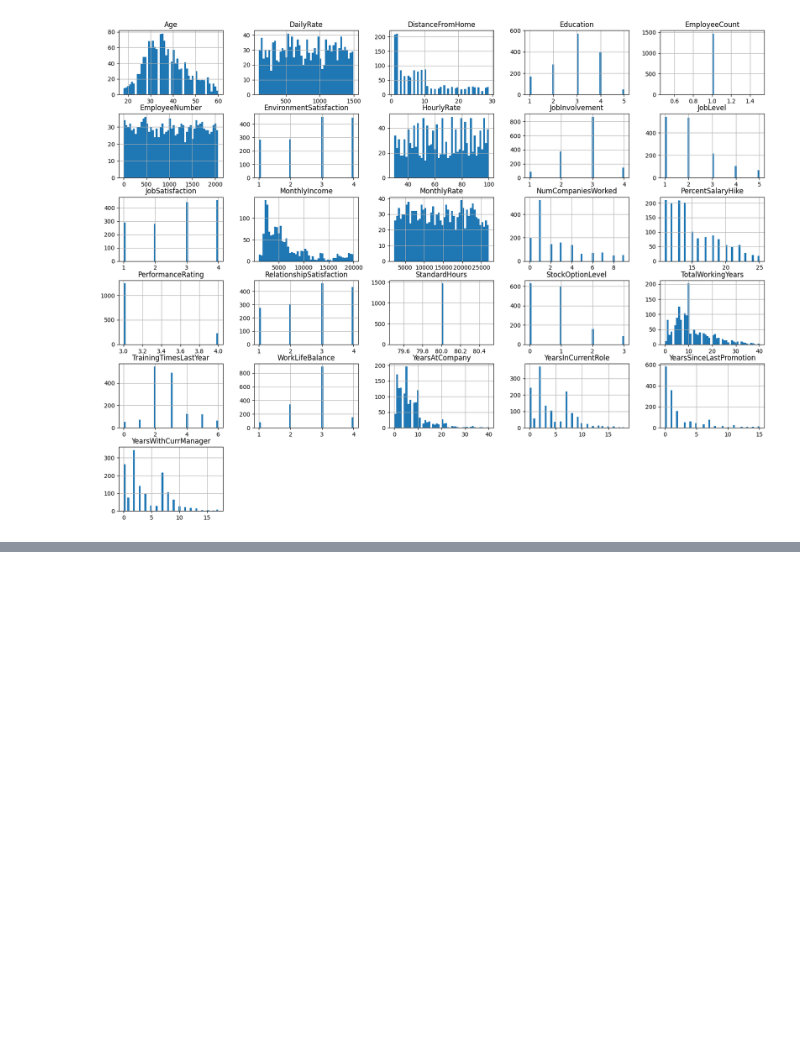
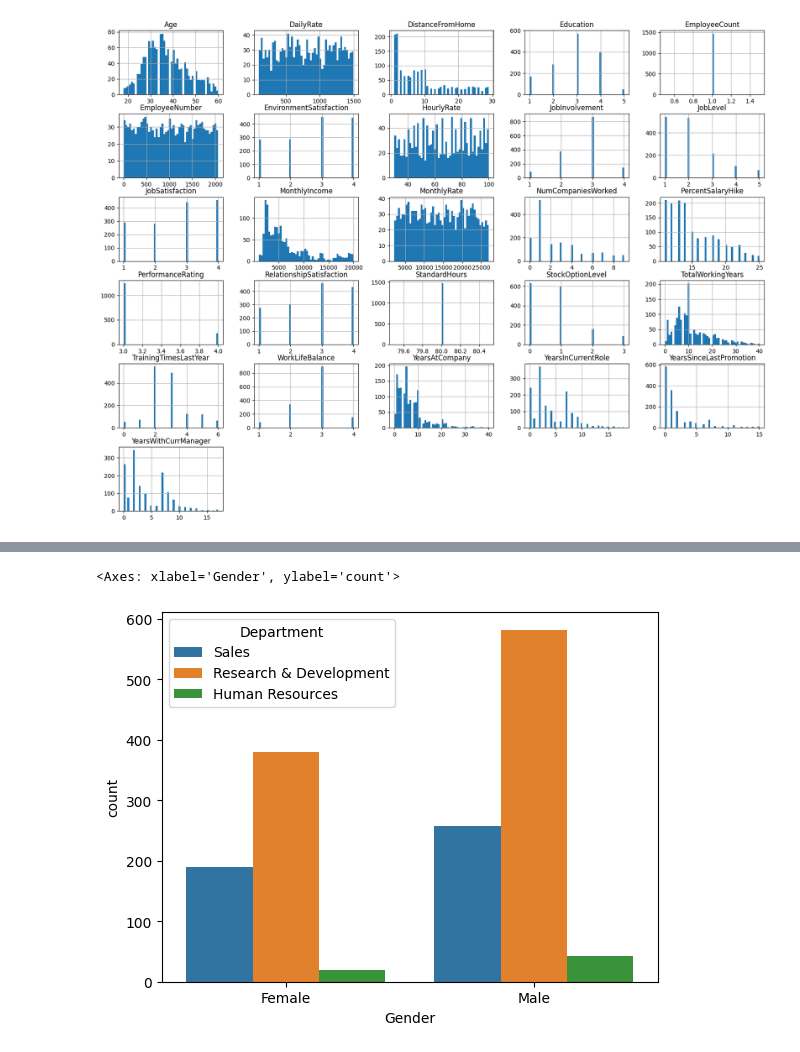
Before and after one commit to Kyl67899/Meriskill_Data_Analysis_intern, a Jupyter notebook: HR/hr.ipynb, the cells around one changed output, grey strips where cells are left out. Cells and saved outputs as stored; diff of their text form; code cells hidden in the pictures; blank space fills up the shorter version.

```diff
--- a/HR/hr.ipynb
+++ b/HR/hr.ipynb
@@ -294,0 +354,6 @@ plt.show()
+# %%
+# number of male vs female in different department
+sns.countplot(dataset1, x="Gender", hue="Department")
+# %% [output]
+<Axes: xlabel='Gender', ylabel='count'>
+[figure, added]
```
Also changed, not shown: parts of 45 cells of this notebook, 1 other file.
